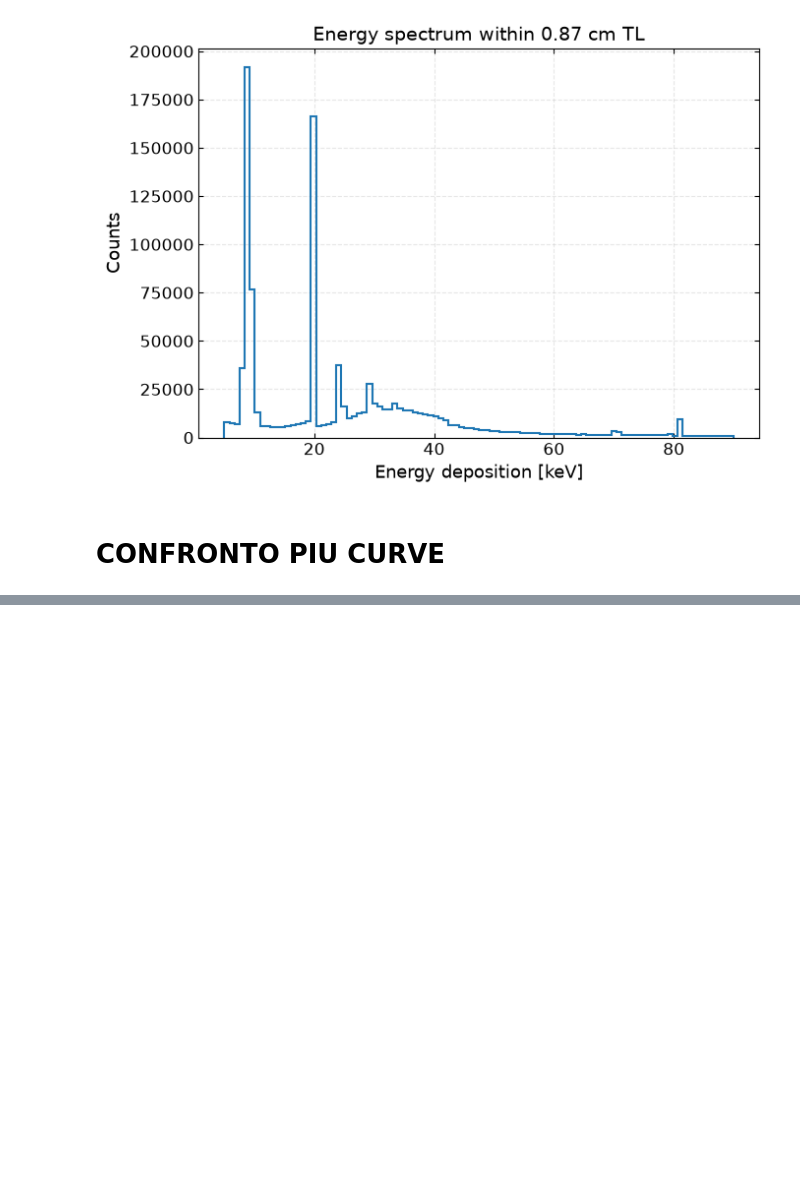
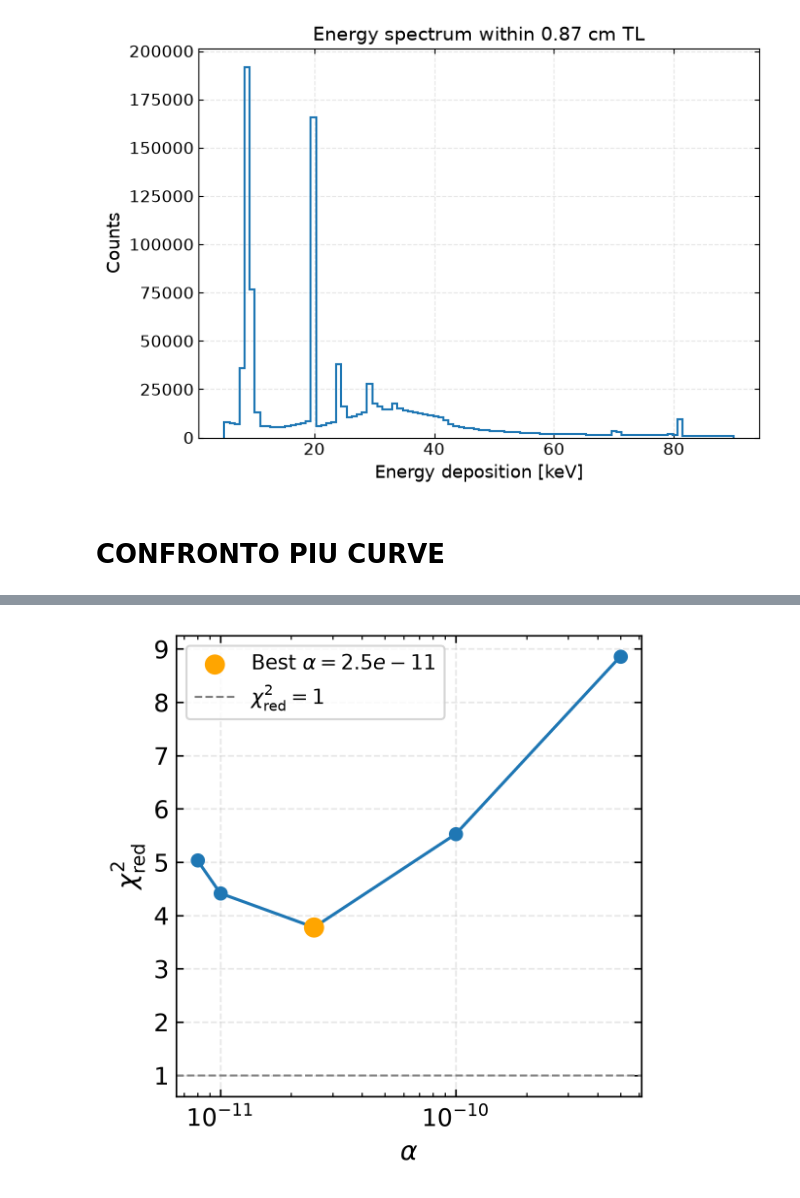
Before and after one commit to RitaF00/Charge-Trapping-Model-in-python, a Jupyter notebook: simulation/reboost_surface.ipynb, the cells around one changed output, grey strips where cells are left out. Cells and saved outputs as stored; diff of their text form; code cells hidden in the pictures; blank space fills up the shorter version.

```diff
--- a/simulation/reboost_surface.ipynb
+++ b/simulation/reboost_surface.ipynb
@@ -1824,0 +2288,18 @@ plt.show()
+# %%
+best_alpha = min(
+    chi2_results,
+    key=lambda alpha: chi2_results[alpha]["chi2_red"]
+)
+
+best_chi2 = chi2_results[best_alpha]["chi2"]
+best_dof = chi2_results[best_alpha]["dof"]
+best_chi2_red = chi2_results[best_alpha]["chi2_red"]
+
+print("\n" + "="*65)
+print("MIGLIOR FIT")
+print("="*65)
+
+print(f"Best alpha       = {best_alpha:.4e}")
+print(f"chi2             = {best_chi2:.4f}")
+print(f"degrees of freedom = {best_dof}")
+print(f"reduced chi2     = {best_chi2_red:.4f}")
@@ -1824,0 +2314,54 @@ plt.show()
+# %%
+
+# ============================================================
+# 5. Plot del chi quadro ridotto vs alpha
+# ============================================================
+
+alpha_values = np.array(sorted(chi2_results))
+
+chi2_red_values = np.array([
+    chi2_results[alpha]["chi2_red"]
+    for alpha in alpha_values
+])
+
+chi2_red_values = chi2_red_values
+
+plt.figure(figsize=(4, 4), dpi=300)
+
+plt.plot(
+    alpha_values,
+    chi2_red_values,
+    'o-',
+    linewidth=1.5,
+    markersize=6
+)
+
+# Evidenzia il miglior alpha
+plt.scatter(
+    best_alpha,
+    best_chi2_red,
+    s=80,
+    color = 'orange',
+    zorder=5,
+    label=fr'Best $\alpha={best_alpha:.1e}$'
+)
+
+# Riferimento chi2 ridotto = 1
+plt.axhline(
+    1,
+    color="gray",
+    linestyle="--",
+    linewidth=1,
+    label=r"$\chi^2_\mathrm{red}=1$"
+)
+
+plt.xscale("log")
+
+plt.xlabel(r"$\alpha$")
+plt.ylabel(r"$\chi^2_\mathrm{red}$")
+
+plt.legend()
+plt.tight_layout()
+plt.show()
+# %% [output]
+[figure, added]
```
Also changed, not shown: parts of 34 cells of this notebook, 2 other files.
